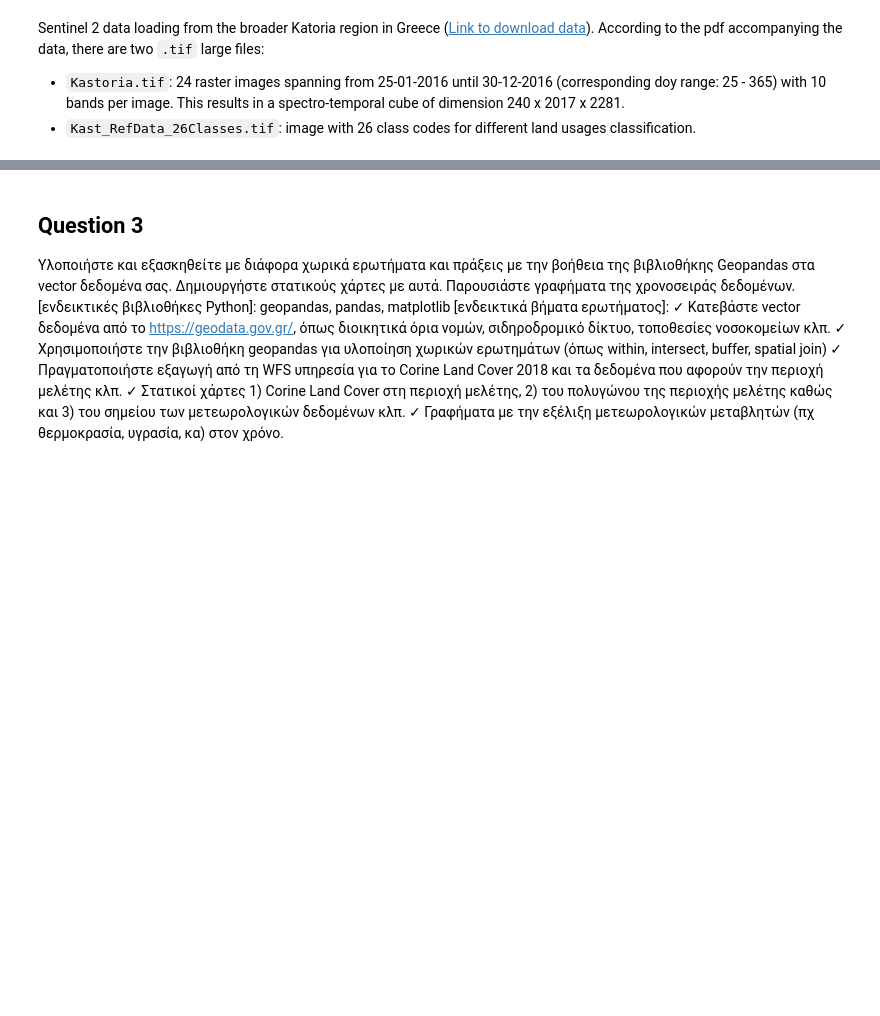
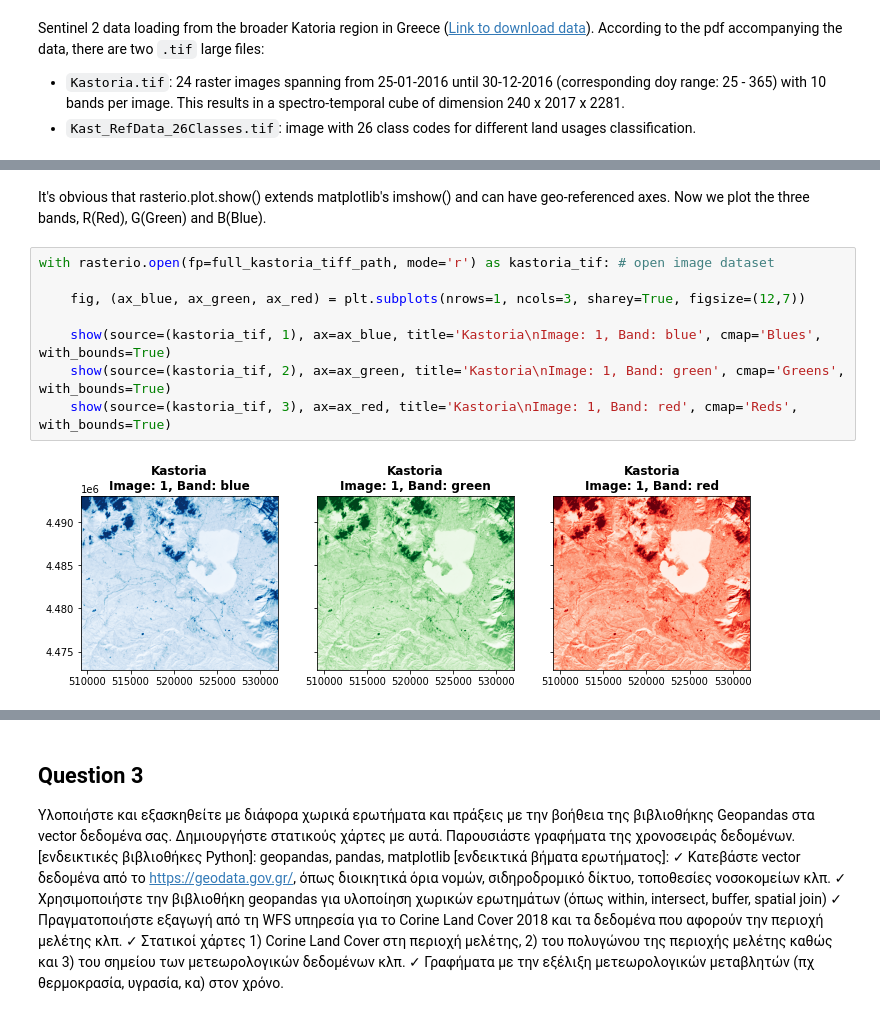
Before and after one commit to billdepo/Geospatial-Big-Data-Analytics-Lab, a Jupyter notebook: Lab02/Depastas_Vasileios_Geospatial_lab2.ipynb, the cells around one changed output, grey strips where cells are left out. Drawn from its saved outputs; the diff is of its cells as text; blank space fills up the shorter version.

```diff
--- a/Lab02/Depastas_Vasileios_Geospatial_lab2.ipynb
+++ b/Lab02/Depastas_Vasileios_Geospatial_lab2.ipynb
@@ -49,0 +76,13 @@ There are 0 no data values in the dataset
+# %% [markdown]
+It's obvious that rasterio.plot.show() extends matplotlib's imshow() and can have geo-referenced axes.
+Now we plot the three bands, R(Red), G(Green) and B(Blue).
+# %%
+with rasterio.open(fp=full_kastoria_tiff_path, mode='r') as kastoria_tif: # open image dataset
+
+    fig, (ax_blue, ax_green, ax_red) = plt.subplots(nrows=1, ncols=3, sharey=True, figsize=(12,7))
+
+    show(source=(kastoria_tif, 1), ax=ax_blue, title='Kastoria\nImage: 1, Band: blue', cmap='Blues', with_bounds=True)
+    show(source=(kastoria_tif, 2), ax=ax_green, title='Kastoria\nImage: 1, Band: green', cmap='Greens', with_bounds=True)
+    show(source=(kastoria_tif, 3), ax=ax_red, title='Kastoria\nImage: 1, Band: red', cmap='Reds', with_bounds=True)
+# %% [output]
+[figure, added]
```
Also changed, not shown: parts of 35 cells of this notebook.
